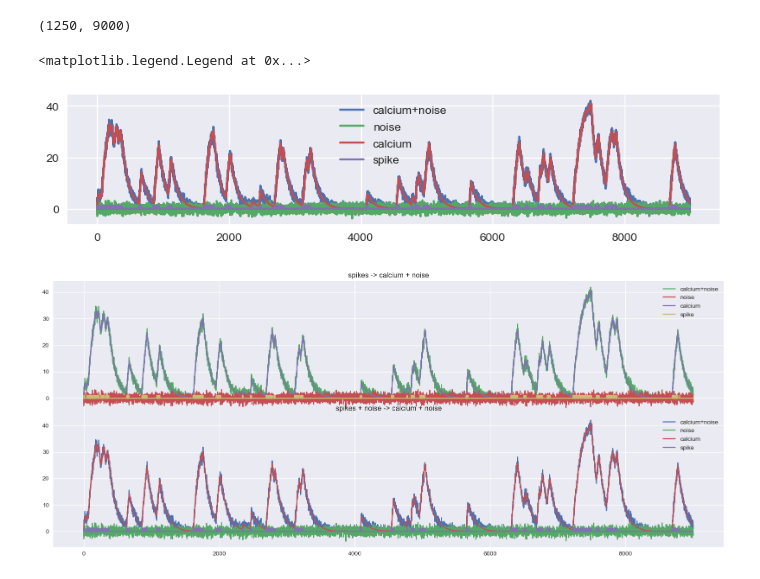
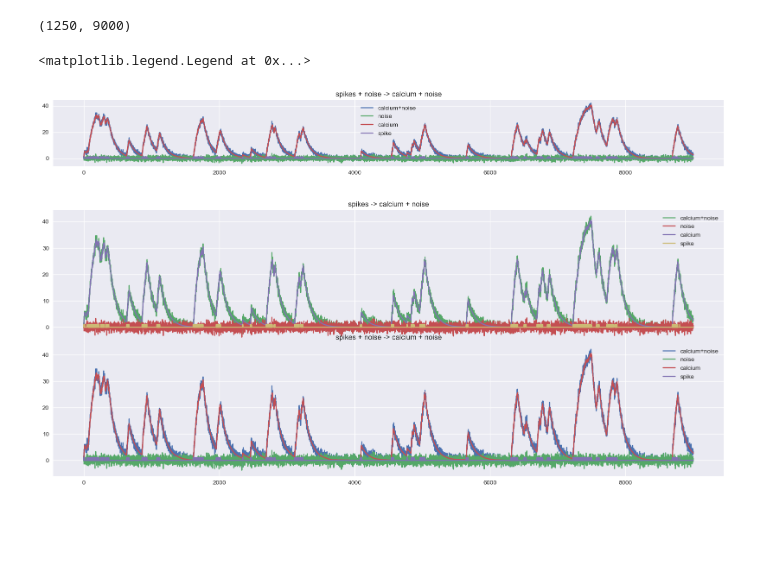
Before and after one commit to mjoudy/Calcium---AR, a Jupyter notebook: pre-processing-for-stefan.ipynb, the cells around one changed output. Drawn from its saved outputs; the diff is of its cells as text; code cells hidden in the pictures; blank space fills up the shorter version.

```diff
--- a/pre-processing-for-stefan.ipynb
+++ b/pre-processing-for-stefan.ipynb
@@ -53,20 +53,20 @@ calcium_noisy = calcium + noise_recording
 #noise = np.random.normal(0,1, sim_dur)
 calcium_nsp_noisy = calcium_nsp + noise_recording
 # %%
-f = plt.figure(figsize=(10,2)) #figure size inside
+f = plt.figure(figsize=(20,2)) #figure size inside
 #ax1 = f.add_axes() #axis limits inside when there is no subplots
 #ax1 = plt.subplot(2,1,1) when you want to share axes between subplots you don't use this
 ax2 = f.subplots(1)
 
-# ax2.set_title('spikes + noise -> calcium + noise')
+ax2.set_title('spikes + noise -> calcium + noise')
 ax2.plot(calcium_nsp_noisy[n, :], label = 'calcium+noise')
 ax2.plot(noise_recording[n, :], label = 'noise')
 ax2.plot(calcium_nsp[n, :], label = 'calcium')
 ax2.plot(spikes_noisy[n, :], label = 'spike')
 ax2.legend()
 # %% [output]
 <matplotlib.legend.Legend at 0x...>
-[figure, old version]
+[figure, new version]
 # %%
 f = plt.figure(figsize=(20,8)) #figure size inside
 #ax1 = f.add_axes() #axis limits inside when there is no subplots
```
Also changed, not shown: parts of 25 cells of this notebook, 2 other files.
